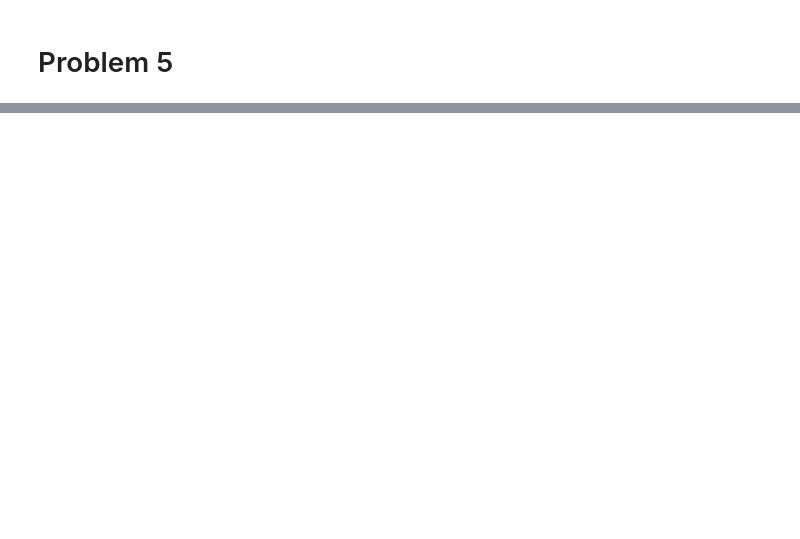
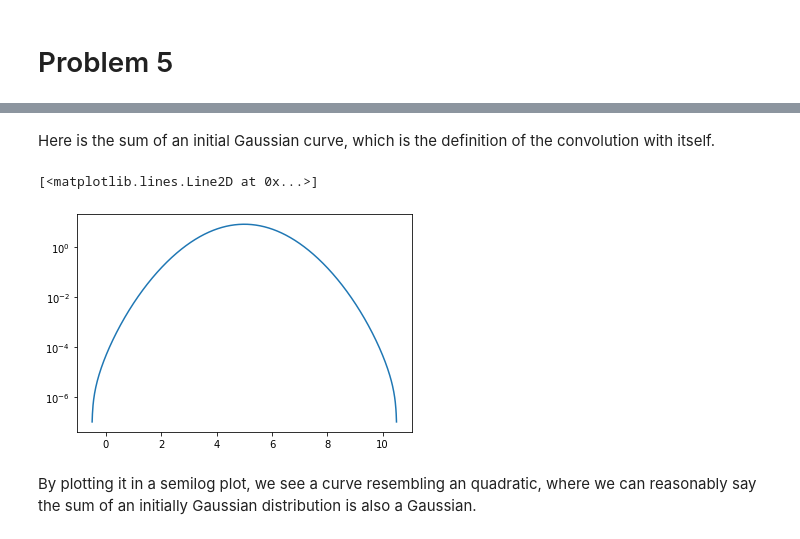
Before and after one commit to Mick-Ross/Computational-Data-Analysis, a Jupyter notebook: Homework 2.ipynb, the cells around one changed output, grey strips where cells are left out. Saved outputs shown, nothing was run; the diff lists cells and outputs as text; code cells hidden in the pictures; blank space fills up the shorter version.

```diff
--- a/Homework 2.ipynb
+++ b/Homework 2.ipynb
@@ -115,0 +132,9 @@ By checking on a semi-log plot, we can say with some confidence that we have a G
+# %% [markdown]
+Here is the sum of an initial Gaussian curve, which is the definition of the convolution with itself.
+# %%
+plt.semilogy(domain3, normalDistSum)
+# %% [output]
+[<matplotlib.lines.Line2D at 0x...>]
+[figure, added]
+# %% [markdown]
+By plotting it in a semilog plot, we see a curve resembling an quadratic, where we can reasonably say the sum of an initially Gaussian distribution is also a Gaussian.
```
Also changed, not shown: parts of 16 cells of this notebook.
